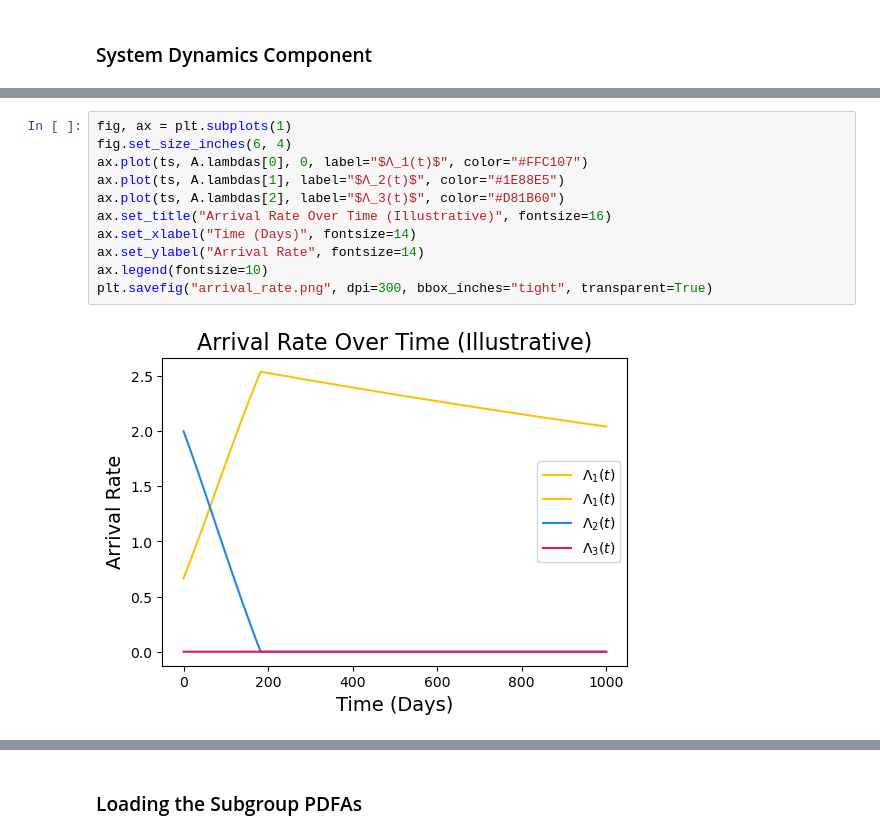
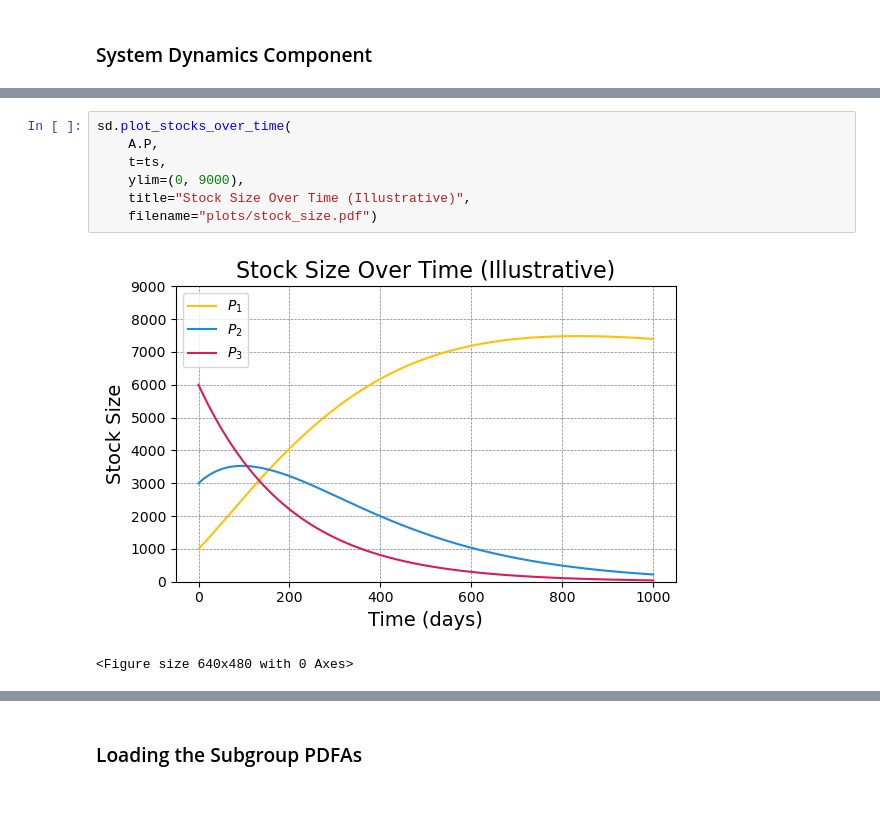
Before and after one commit to MHowells/HybridSimModel, a Jupyter notebook: nbs/hybrid_simulation.ipynb, the cells around one changed output, grey strips where cells are left out. Cells and saved outputs as stored; diff of their text form; blank space fills up the shorter version.

```diff
--- a/nbs/hybrid_simulation.ipynb
+++ b/nbs/hybrid_simulation.ipynb
@@ -272,13 +28,10 @@ plt.savefig("stock_size.png", dpi=300, bbox_inches="tight", transparent=True)
-# %%
-fig, ax = plt.subplots(1)
-fig.set_size_inches(6, 4)
-ax.plot(ts, A.lambdas[0], 0, label="$Λ_1(t)$", color="#FFC107")
-ax.plot(ts, A.lambdas[1], label="$Λ_2(t)$", color="#1E88E5")
-ax.plot(ts, A.lambdas[2], label="$Λ_3(t)$", color="#D81B60")
-ax.set_title("Arrival Rate Over Time (Illustrative)", fontsize=16)
-ax.set_xlabel("Time (Days)", fontsize=14)
-ax.set_ylabel("Arrival Rate", fontsize=14)
-ax.legend(fontsize=10)
-plt.savefig("arrival_rate.png", dpi=300, bbox_inches="tight", transparent=True)
-# %% [output]
-[figure, removed]
+# %%
+sd.plot_stocks_over_time(
+    A.P,
+    t=ts,
+    ylim=(0, 9000),
+    title="Stock Size Over Time (Illustrative)",
+    filename="plots/stock_size.pdf")
+# %% [output]
+[figure, added]
+<Figure size 640x480 with 0 Axes>
```
Also changed, not shown: parts of 8 cells of this notebook, 5 other files.
